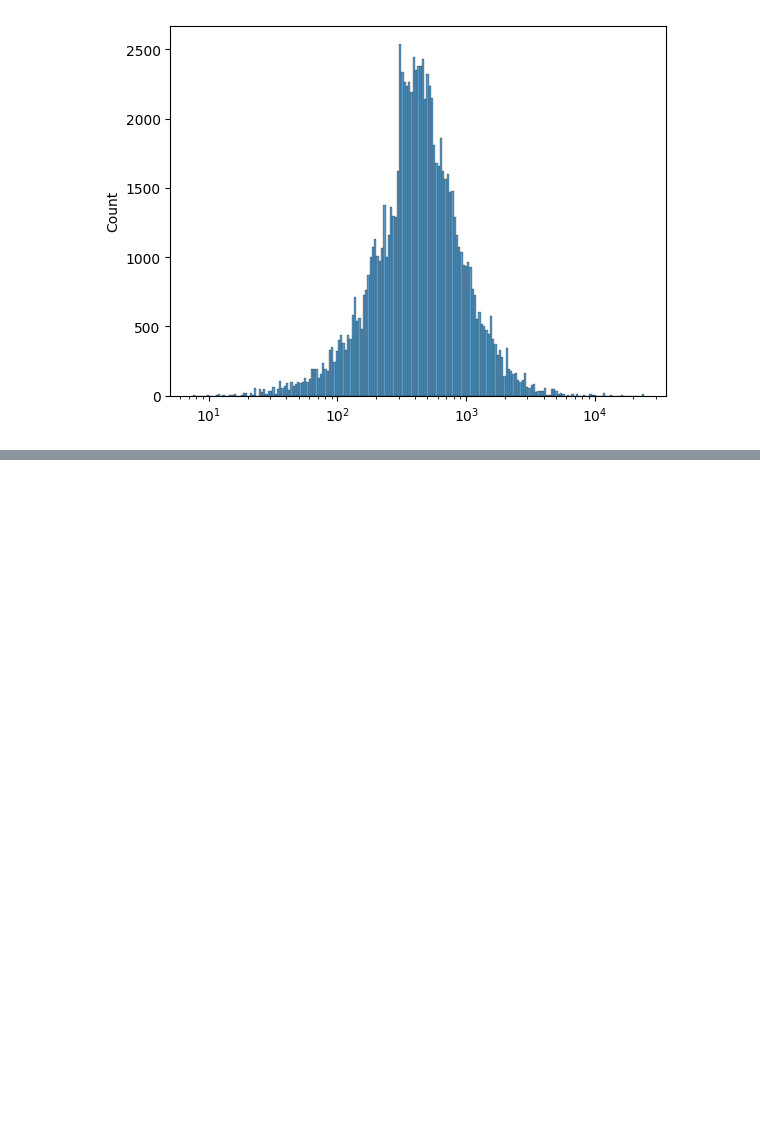
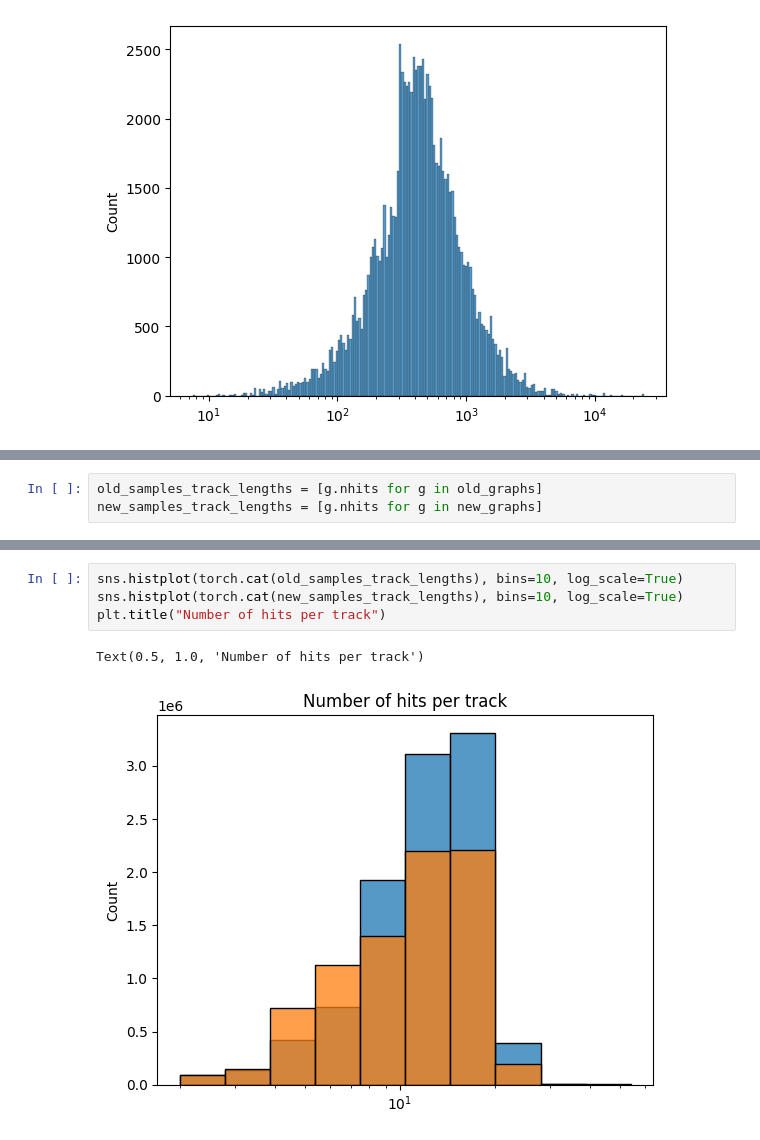
Before and after one commit to GNN4ITkTeam/CommonFramework, a Jupyter notebook: notebooks/testing/6-DM-NewSampleExplore.ipynb, the cells around one changed output, grey strips where cells are left out. Drawn from its saved outputs; the diff is of its cells as text; blank space fills up the shorter version.

```diff
--- a/notebooks/testing/6-DM-NewSampleExplore.ipynb
+++ b/notebooks/testing/6-DM-NewSampleExplore.ipynb
@@ -107,0 +130,3 @@ sns.histplot(graph.nhits)
+# %%
+old_samples_track_lengths = [g.nhits for g in old_graphs]
+new_samples_track_lengths = [g.nhits for g in new_graphs]
@@ -107,0 +158,7 @@ sns.histplot(graph.nhits)
+# %%
+sns.histplot(torch.cat(old_samples_track_lengths), bins=10, log_scale=True)
+sns.histplot(torch.cat(new_samples_track_lengths), bins=10, log_scale=True)
+plt.title("Number of hits per track")
+# %% [output]
+Text(0.5, 1.0, 'Number of hits per track')
+[figure, added]
```
Also changed, not shown: parts of 23 cells of this notebook, 1 other file.
